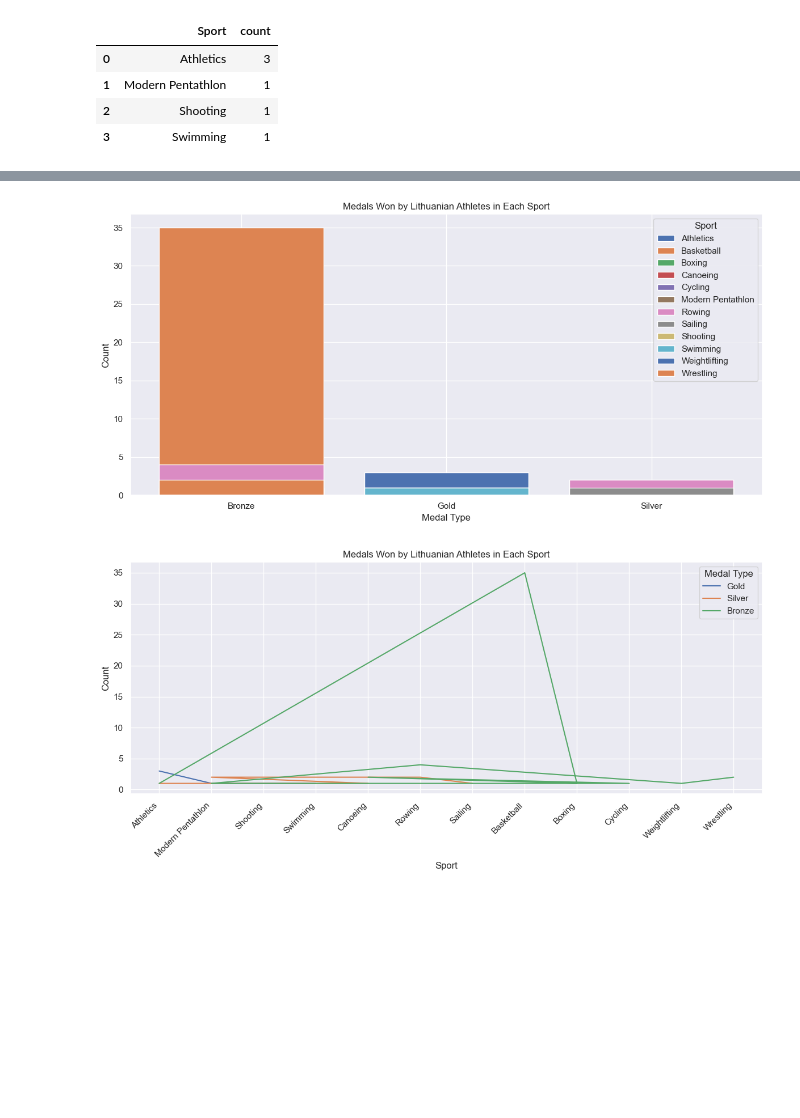
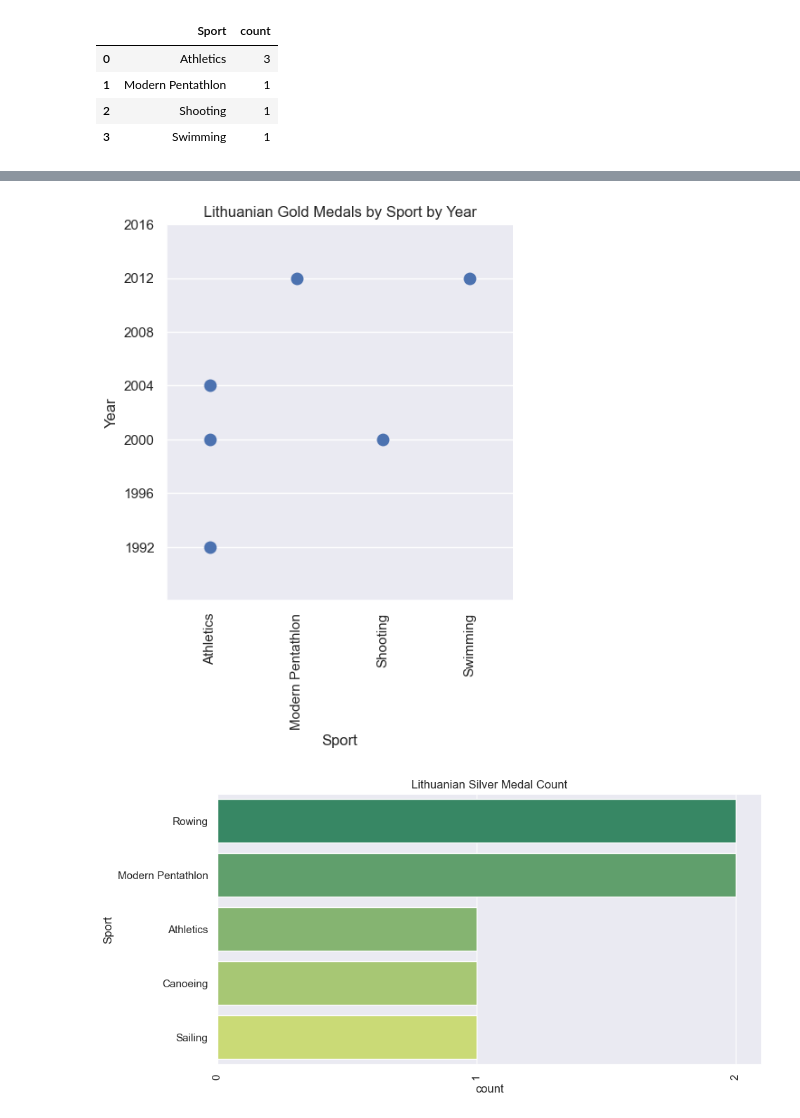
Before and after one commit to kilciukas/Olympic_dataset_exploration, a Jupyter notebook: Notebook_v2/Olimpines_notebook_v2.ipynb, the cells around one changed output, grey strips where cells are left out. Cells and saved outputs as stored; diff of their text form; code cells hidden in the pictures; blank space fills up the shorter version.

```diff
--- a/Notebook_v2/Olimpines_notebook_v2.ipynb
+++ b/Notebook_v2/Olimpines_notebook_v2.ipynb
@@ -711,55 +703,15 @@ grouped_by_sport_lithuania
-# %%
-plt.figure(figsize=(12, 6))  # Set the figure size
-
-# Grouped data DataFrame
-data = grouped_by_sport_lithuania
-
-# Define the order of medal types for the x-axis
-medal_order = ['Gold', 'Silver', 'Bronze']
-
-# Loop through each sport and plot a bar for each medal type
-for sport in data['Sport'].unique():
-    sport_data = data[data['Sport'] == sport]
-    plt.bar(sport_data['Medal'], sport_data['MedalCount'], label=sport)
-
-# Customize the plot
-plt.xlabel('Medal Type')
-plt.ylabel('Count')
-plt.title('Medals Won by Lithuanian Athletes in Each Sport')
-plt.xticks(medal_order)  # Set the x-axis ticks to medal types
-plt.legend(loc='upper right', title='Sport')
-
-# Show the plot
-plt.tight_layout()
-plt.show()
-# %% [output]
-[figure, removed]
-# %%
-data = grouped_by_sport_lithuania
-
-# Create a figure and axis
-fig, ax = plt.subplots(figsize=(12, 6))
-
-# Define the order of medal types
-medal_order = ['Gold', 'Silver', 'Bronze']
-
-# Loop through each medal type and plot a line for each sport
-for medal in medal_order:
-    medal_data = data[data['Medal'] == medal]
-    ax.plot(medal_data['Sport'], medal_data['MedalCount'], label=medal)
-
-# Customize the plot
-ax.set_xlabel('Sport')
-ax.set_ylabel('Count')
-ax.set_title('Medals Won by Lithuanian Athletes in Each Sport')
-ax.legend(title='Medal Type')
-
-# Rotate x-axis labels for better readability
-plt.xticks(rotation=45, ha='right')
-
-
-# Show the plot
-plt.tight_layout()
-plt.show()
-# %% [output]
-[figure, removed]
+# %%
+catplot = sns.catplot(data=lithuanian_gold, y='Year', x='Sport', jitter=False, size=10, )
+catplot.set(ylim=(1988, 2016))
+catplot.set(yticks=range(1992, 2016+1, 4))
+plt.title('Lithuanian Gold Medals by Sport by Year')
+plt.xticks(rotation=90)
+plt.show()
+# %% [output]
+[figure, added]
+# %%
+lithuanian_medals_silver_bar = BarPlot(data=lithuanian_silver_count, x='count', y='Sport')
+lithuanian_medals_silver_bar.create_bar_plot(title="Lithuanian Silver Medal Count", palette='summer', figsize=(10,5))
+lithuanian_medals_silver_bar.configure_xticks(min=0,max=2,step=1)
+# %% [output]
+[figure, added]
```
Also changed, not shown: parts of 16 cells of this notebook, 1 other file.
